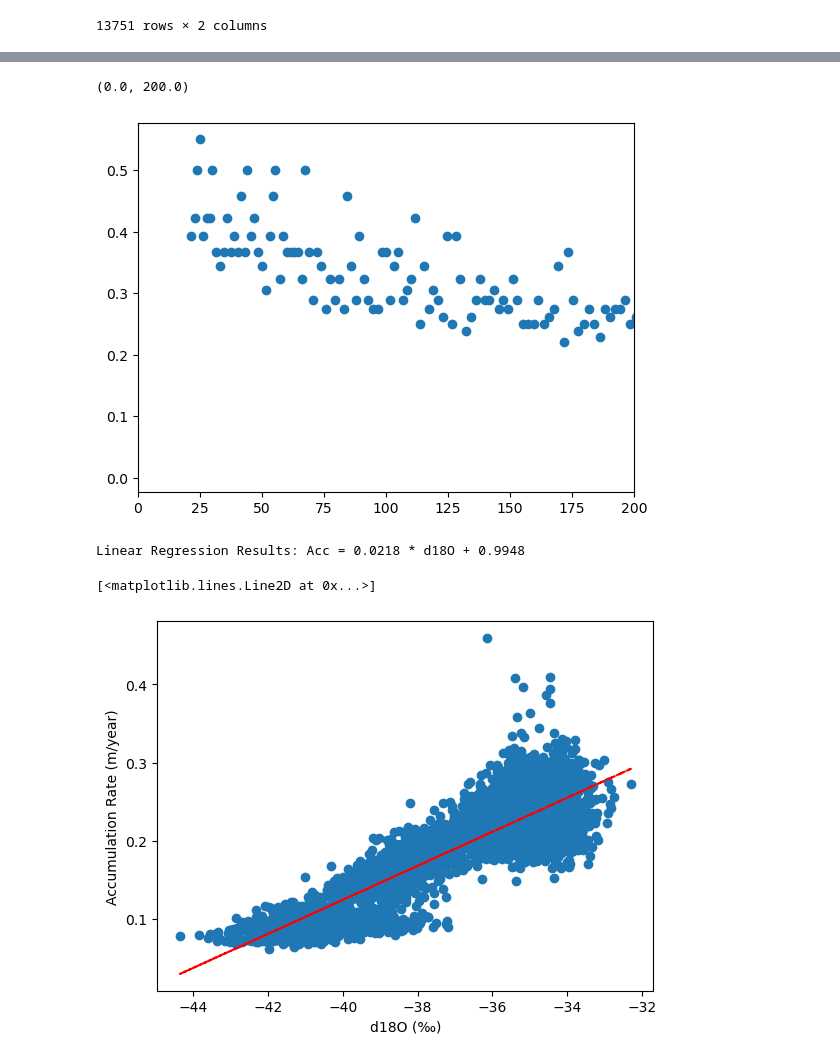
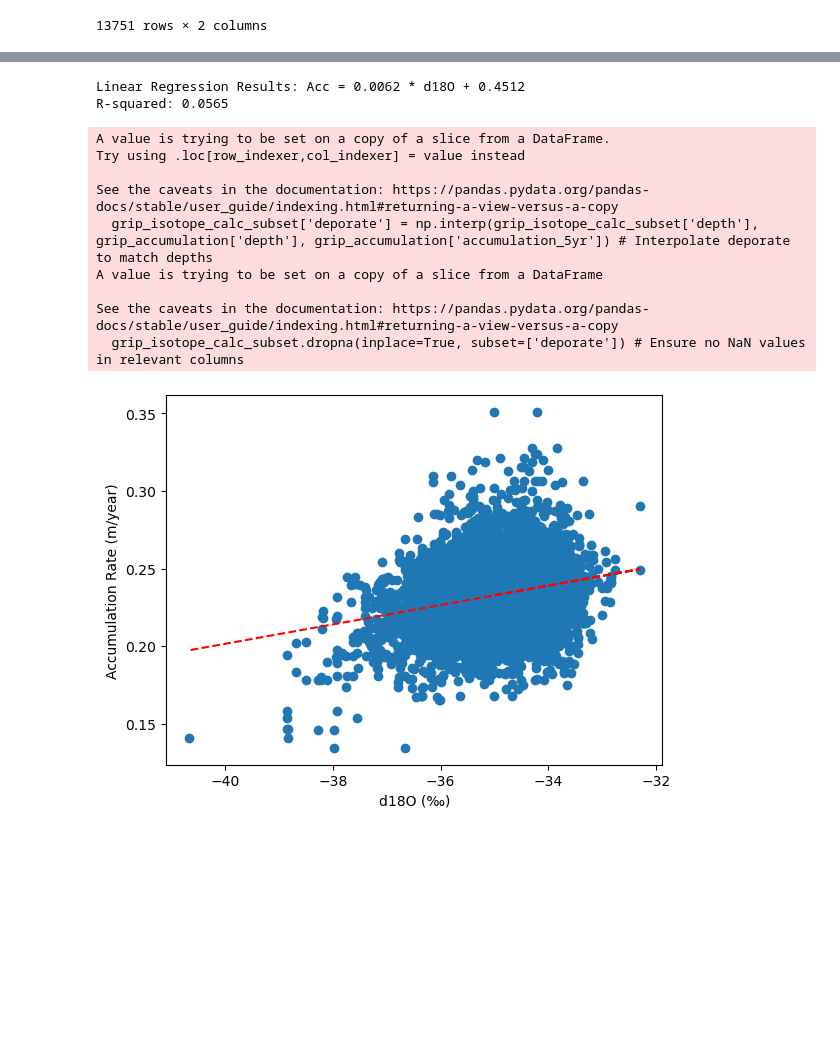
Before and after one commit to qmackay/BICC, a Jupyter notebook: Paleochrono BICC Work/Python Code/One-off/grip_accumulation_create.ipynb, the cells around one changed output, grey strips where cells are left out. Saved outputs shown, nothing was run; the diff lists cells and outputs as text; code cells hidden in the pictures; blank space fills up the shorter version.

```diff
--- a/Paleochrono BICC Work/Python Code/One-off/grip_accumulation_create.ipynb
+++ b/Paleochrono BICC Work/Python Code/One-off/grip_accumulation_create.ipynb
@@ -41,8 +41,17 @@ grip_accumulation['density'] = np.interp(grip_accumulation['depth'], grip_densit
 
 grip_accumulation['accumulation'] = (grip_accumulation['thick'] / grip_accumulation['thinning']) * grip_accumulation['density'] # Calculate accumulation rate
 
-plt.plot(grip_accumulation['depth'], grip_accumulation['accumulation']) # Plot accumulation rate vs depth
+# running mean
+grip_accumulation['accumulation_5yr'] = (
+    grip_accumulation['accumulation'].rolling(window=5, center=True).mean()
+)
+
+plt.figure(figsize=(10,6))
+plt.plot(grip_accumulation['depth'], grip_accumulation['accumulation'], label='Raw', alpha=0.5)
+plt.plot(grip_accumulation['depth'], grip_accumulation['accumulation_5yr'], label='5-year Running Mean', linewidth=2)
 plt.xlabel('Depth (m)')
 plt.ylabel('Accumulation Rate (m/year)')
-plt.title('GRIP Accumulation Rate vs Depth')
+plt.title('GRIP Accumulation Rate (Raw vs 5-year Smoothed)')
+plt.legend()
+plt.show()
 # %% [output]
@@ -127,6 +147,0 @@ Text(0.5, 1.0, 'GRIP Accumulation Rate vs Age')
-# %%
-plt.scatter(grip_extended_chronology['age'], grip_extended_chronology['annual_thickness']) # Plot accumulation rate vs age
-plt.xlim(0,200)
-# %% [output]
-(0.0, 200.0)
-[figure, removed]
@@ -161,28 +148,49 @@ grip_extended_chronology_export.to_csv('/Users/quinnmackay/Desktop/temp/thicknes
 # %%
 ################################################ Isotope Calculations
 
 from scipy.stats import linregress
 
-grip_isotope_calc = grip_extended_chronology[['depth', 'deporate', 'd18O', 'age', 'rel_unc', 'comment']].copy(deep=True)
+#from the 2nd commented one
+#grip_isotope_calc = grip_extended_chronology[['depth', 'deporate', 'd18O', 'age', 'rel_unc', 'comment']].copy(deep=True)
+
+grip_isotope_calc = pd.read_excel('/Users/quinnmackay/Documents/GitHub/BICC/Data Storage/Chronologies/GICC05 match points and d18O and CH4.xlsx', sheet_name = 4, skiprows=21, usecols=[1,2,3,4], names=['depth', 'age', 'mce', 'd18O'])
 
 grip_isotope_calc = grip_isotope_calc[1:]
+grip_isotope_calc.dropna(inplace=True, subset=['depth', 'd18O']) # Ensure no NaN values in relevant columns
 
-plt.scatter(grip_isotope_calc['d18O'], grip_isotope_calc['deporate'])
+grip_isotope_calc_subset = grip_isotope_calc[grip_isotope_calc['depth'] <= grip_accumulation['depth'].max()]
+grip_isotope_calc_subset['deporate'] = np.interp(grip_isotope_calc_subset['depth'], grip_accumulation['depth'], grip_accumulation['accumulation_5yr']) # Interpolate deporate to match depths
+
+grip_isotope_calc_subset.dropna(inplace=True, subset=['deporate']) # Ensure no NaN values in relevant columns
+
+
+plt.scatter(grip_isotope_calc_subset['d18O'], grip_isotope_calc_subset['deporate'])
 plt.ylabel('Accumulation Rate (m/year)')
 plt.xlabel('d18O (‰)')
 
-y = grip_isotope_calc['deporate']
-x = grip_isotope_calc['d18O']
+y = grip_isotope_calc_subset['deporate']
+x = grip_isotope_calc_subset['d18O']
 slope, intercept, r_value, p_value, std_err = linregress(x, y)
 
 print(f"Linear Regression Results: Acc = {slope:.4f} * d18O + {intercept:.4f}")
 
 # Plot the regression line
 plt.plot(x, intercept + slope * x, 'r', label='fitted line', linestyle='--')
+
+print(f"R-squared: {r_value**2:.4f}")
 # %% [output]
-Linear Regression Results: Acc = 0.0218 * d18O + 0.9948
+Linear Regression Results: Acc = 0.0062 * d18O + 0.4512
+R-squared: 0.0565
-[<matplotlib.lines.Line2D at 0x...>]
+A value is trying to be set on a copy of a slice from a DataFrame.
+Try using .loc[row_indexer,col_indexer] = value instead
+
+See the caveats in the documentation: https://pandas.pydata.org/pandas-docs/stable/user_guide/indexing.html#returning-a-view-versus-a-copy
+  grip_isotope_calc_subset['deporate'] = np.interp(grip_isotope_calc_subset['depth'], grip_accumulation['depth'], grip_accumulation['accumulation_5yr']) # Interpolate deporate to match depths
+A value is trying to be set on a copy of a slice from a DataFrame
+
+See the caveats in the documentation: https://pandas.pydata.org/pandas-docs/stable/user_guide/indexing.html#returning-a-view-versus-a-copy
+  grip_isotope_calc_subset.dropna(inplace=True, subset=['deporate']) # Ensure no NaN values in relevant columns
-[figure, old version]
+[figure, new version]
 # %%
 grip_isotope_calc['calc_acc'] = (slope * grip_isotope_calc['d18O']) + intercept
 plt.plot(grip_isotope_calc['age'], grip_isotope_calc['calc_acc'], label='Calculated Accumulation Rate', color='black')
```
Also changed, not shown: parts of 6 cells of this notebook, 7 other files.
